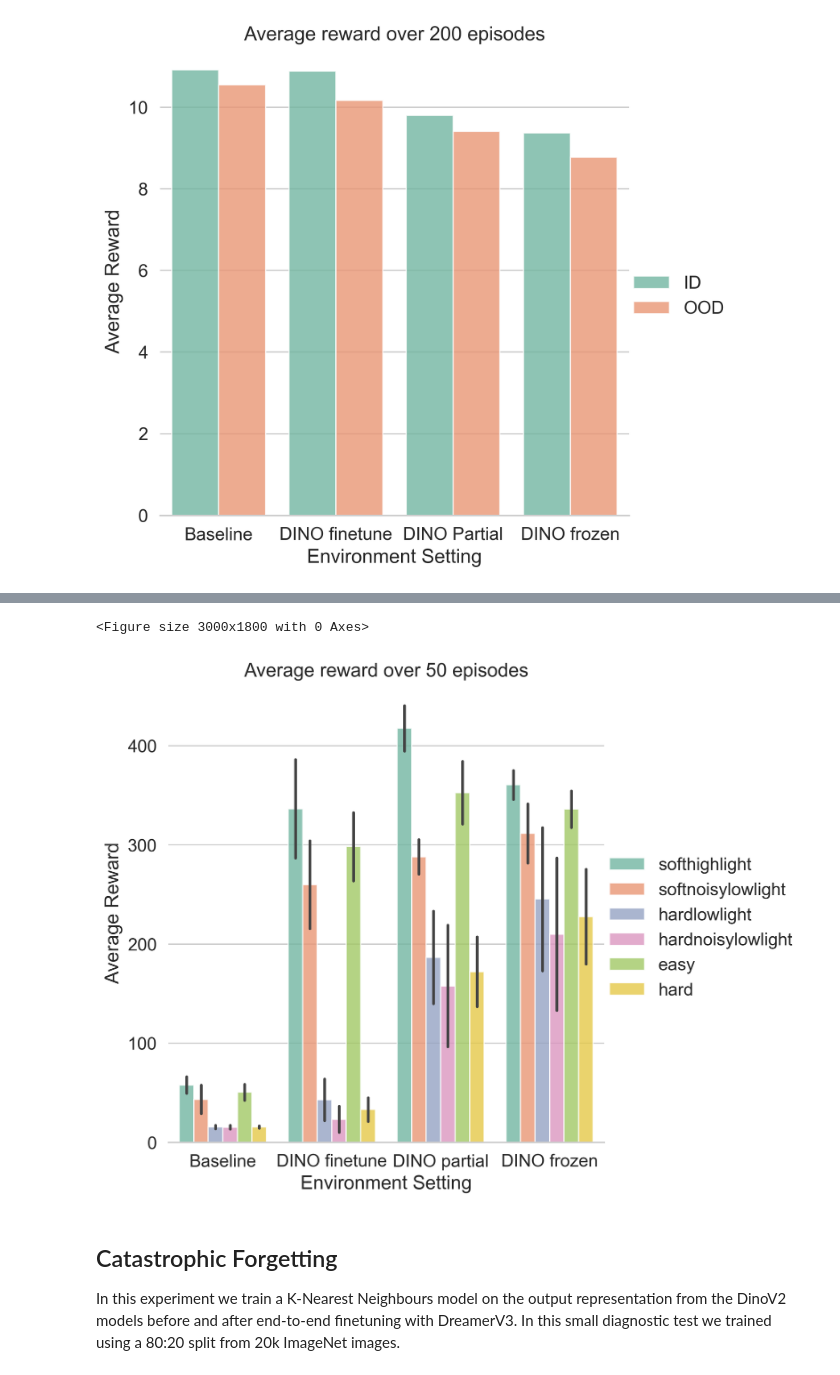
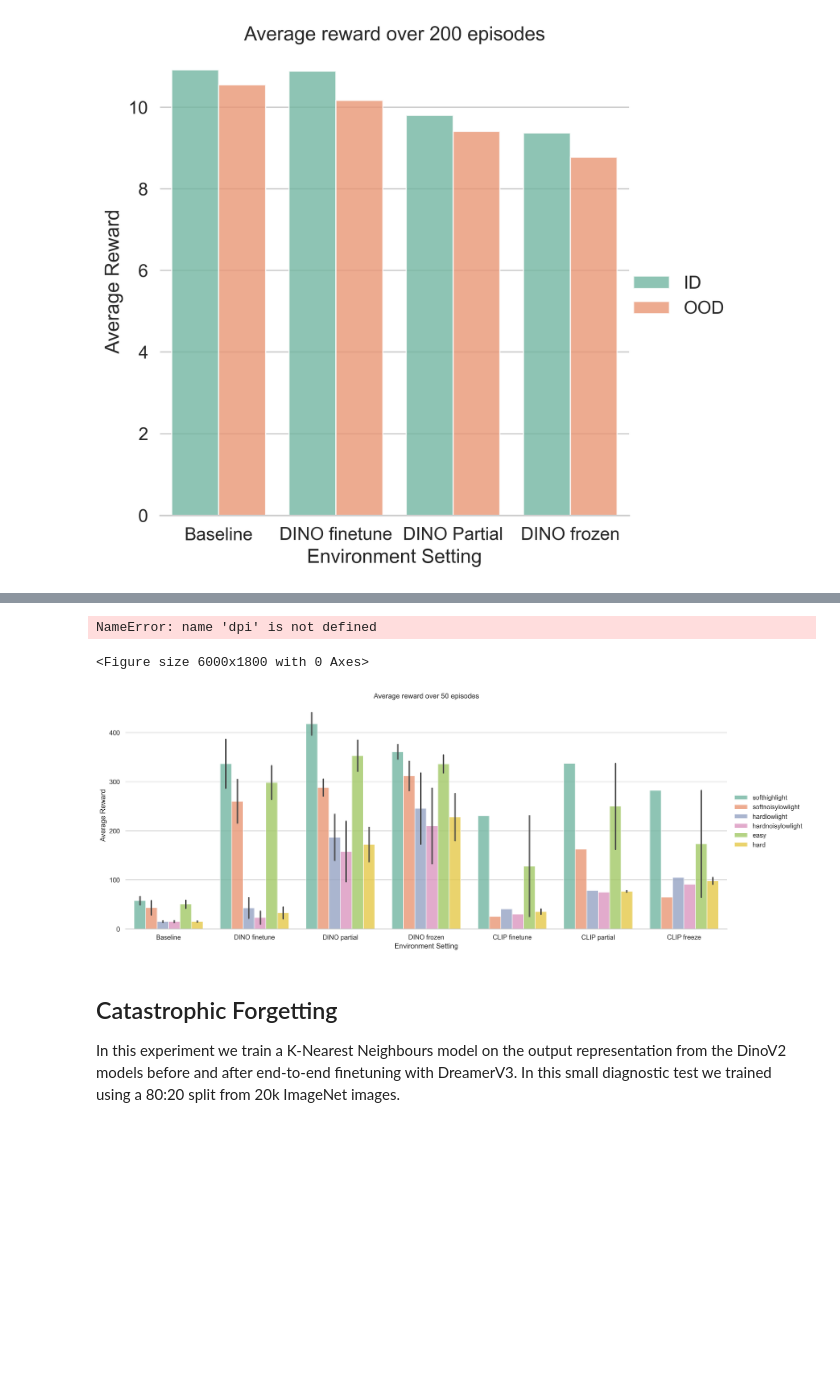
Before and after one commit to JottScones/PVMs-with-DreamerV3, a Jupyter notebook: plot_eval_results.ipynb, the cells around one changed output, grey strips where cells are left out. Saved outputs shown, nothing was run; the diff lists cells and outputs as text; code cells hidden in the pictures; blank space fills up the shorter version.

Commit message:
include prelimary for clip

```diff
--- a/plot_eval_results.ipynb
+++ b/plot_eval_results.ipynb
@@ -7,7 +7,7 @@ import numpy as np
 import seaborn as sns
 import matplotlib.pyplot as plt
 
-sns.set_theme(style="whitegrid", font_scale=1.3, palette="Paired")
+sns.set_theme(style="whitegrid", font_scale=1, palette="Paired")
 plt.rcParams['figure.dpi'] = 300
 # %%
 def _read_float_file(path: Path, cutoff=200, min_length=None):
@@ -49,7 +49,7 @@ def plot_maniskill(files_labels=[], output=None):
     print(list(zip(labels, bars, hue)))
 
 def plot_carla(files_labels=[], output=None):
-    plt.figure(figsize=(10, 6))
+    plt.figure(figsize=(20, 6))
 
     bars = []
     labels = []
@@ -62,13 +62,14 @@ def plot_carla(files_labels=[], output=None):
 
     g = sns.catplot(
         kind="bar", x=labels, y=bars, hue=hue,
-        errorbar="se", palette="Set2", alpha=.8, height=6
+        errorbar="se", palette="Set2", alpha=.8, height=6, aspect=2.5
     )
     g.despine(left=True)
 
     plt.xlabel("Environment Setting")
     plt.ylabel("Average Reward")
     plt.title(f"Average reward over 50 episodes")
+    plt.show(dpi)
     # plt.tight_layout()
     if output:
         plt.savefig(output, dpi=300)
@@ -118,6 +119,10 @@ plot_carla(
         ("logdir/DINOFreeze_carla_eval_soft_high_light_1", "DINO frozen softhighlight"),
         ("logdir/DINOFreeze_carla_eval_soft_high_light_2", "DINO frozen softhighlight"),
 
+        ("logdir/CLIPFT_carla_eval_soft_high_light", "CLIP finetune softhighlight"),
+        ("logdir/CLIPPartial_carla_eval_soft_high_light", "CLIP partial softhighlight"),
+        ("logdir/CLIPFreeze_carla_eval_soft_high_light", "CLIP freeze softhighlight"),
+
         # ------------- soft low light -------------
         ("logdir/baseline_carla_eval_soft_noisy_low_light", "Baseline softnoisylowlight"),
         ("logdir/baseline_carla_eval_soft_noisy_low_light_1", "Baseline softnoisylowlight"),
@@ -134,6 +139,10 @@ plot_carla(
         ("logdir/DINOFreeze_carla_eval_soft_noisy_low_light", "DINO frozen softnoisylowlight"),
         ("logdir/DINOFreeze_carla_eval_soft_noisy_low_light_1", "DINO frozen softnoisylowlight"),
         ("logdir/DINOFreeze_carla_eval_soft_noisy_low_light_2", "DINO frozen softnoisylowlight"),
+
+        ("logdir/CLIPFT_carla_eval_soft_noisy_low_light", "CLIP finetune softnoisylowlight"),
+        ("logdir/CLIPPartial_carla_eval_soft_noisy_low_light", "CLIP partial softnoisylowlight"),
+        ("logdir/CLIPFreeze_carla_eval_soft_noisy_low_light", "CLIP freeze softnoisylowlight"),
 
         # ------------- hard low light -------------
         ("logdir/baseline_carla_eval_hard_low_light", "Baseline hardlowlight"),
@@ -152,6 +161,11 @@ plot_carla(
         ("logdir/DINOFreeze_carla_eval_hard_low_light_1", "DINO frozen hardlowlight"),
         ("logdir/DINOFreeze_carla_eval_hard_low_light_2", "DINO frozen hardlowlight"),
 
+        ("logdir/CLIPFT_carla_eval_hard_low_light", "CLIP finetune hardlowlight"),
+        ("logdir/CLIPPartial_carla_eval_hard_low_light", "CLIP partial hardlowlight"),
+        ("logdir/CLIPFreeze_carla_eval_hard_low_light", "CLIP freeze hardlowlight"),
+
+
         # ------------- hard noisy low light -------------
         ("logdir/baseline_carla_eval_hard_noisy_low_light", "Baseline hardnoisylowlight"),
         ("logdir/baseline_carla_eval_hard_noisy_low_light_1", "Baseline hardnoisylowlight"),
@@ -168,6 +182,10 @@ plot_carla(
         ("logdir/DINOFreeze_carla_eval_hard_noisy_low_light", "DINO frozen hardnoisylowlight"),
         ("logdir/DINOFreeze_carla_eval_hard_noisy_low_light_1", "DINO frozen hardnoisylowlight"),
         ("logdir/DINOFreeze_carla_eval_hard_noisy_low_light_2", "DINO frozen hardnoisylowlight"),
+
+        ("logdir/CLIPFT_carla_eval_hard_noisy_low_light", "CLIP finetune hardnoisylowlight"),
+        ("logdir/CLIPPartial_carla_eval_hard_noisy_low_light", "CLIP partial hardnoisylowlight"),
+        ("logdir/CLIPFreeze_carla_eval_hard_noisy_low_light", "CLIP freeze hardnoisylowlight"),
 
         # ------------- gathered results -------------
         ("logdir/baseline_carla_eval_soft_high_light", "Baseline easy"),
@@ -225,6 +243,24 @@ plot_carla(
         ("logdir/DINOFreeze_carla_eval_hard_low_light", "DINO frozen hard"),
         ("logdir/DINOFreeze_carla_eval_hard_low_light_1", "DINO frozen hard"),
         ("logdir/DINOFreeze_carla_eval_hard_low_light_2", "DINO frozen hard"),
+
+        ("logdir/CLIPFT_carla_eval_soft_noisy_low_light", "CLIP finetune easy"),
+        ("logdir/CLIPFT_carla_eval_soft_high_light", "CLIP finetune easy"),
+
+        ("logdir/CLIPFT_carla_eval_hard_noisy_low_light", "CLIP finetune hard"),
+        ("logdir/CLIPFT_carla_eval_hard_low_light", "CLIP finetune hard"),
+
+        ("logdir/CLIPPartial_carla_eval_soft_noisy_low_light", "CLIP partial easy"),
+        ("logdir/CLIPPartial_carla_eval_soft_high_light", "CLIP partial easy"),
+
+        ("logdir/CLIPPartial_carla_eval_hard_noisy_low_light", "CLIP partial hard"),
+        ("logdir/CLIPPartial_carla_eval_hard_low_light", "CLIP partial hard"),
+
+        ("logdir/CLIPFreeze_carla_eval_soft_noisy_low_light", "CLIP freeze easy"),
+        ("logdir/CLIPFreeze_carla_eval_soft_high_light", "CLIP freeze easy"),
+
+        ("logdir/CLIPFreeze_carla_eval_hard_noisy_low_light", "CLIP freeze hard"),
+        ("logdir/CLIPFreeze_carla_eval_hard_low_light", "CLIP freeze hard"),
     ]
 )
 # %% [output]
@@ -232,5 +269,6 @@ plot_carla(
-<Figure size 3000x1800 with 0 Axes>
+NameError: name 'dpi' is not defined
+<Figure size 6000x1800 with 0 Axes>
-[figure, old version]
+[figure, new version]
 # %% [markdown]
 ## Catastrophic Forgetting
 In this experiment we train a K-Nearest Neighbours model on the output representation from the DinoV2 models before and after end-to-end finetuning with DreamerV3. In this small diagnostic test we trained using a 80:20 split from 20k ImageNet images.
```
Also changed, not shown: parts of 1 cell of this notebook.
